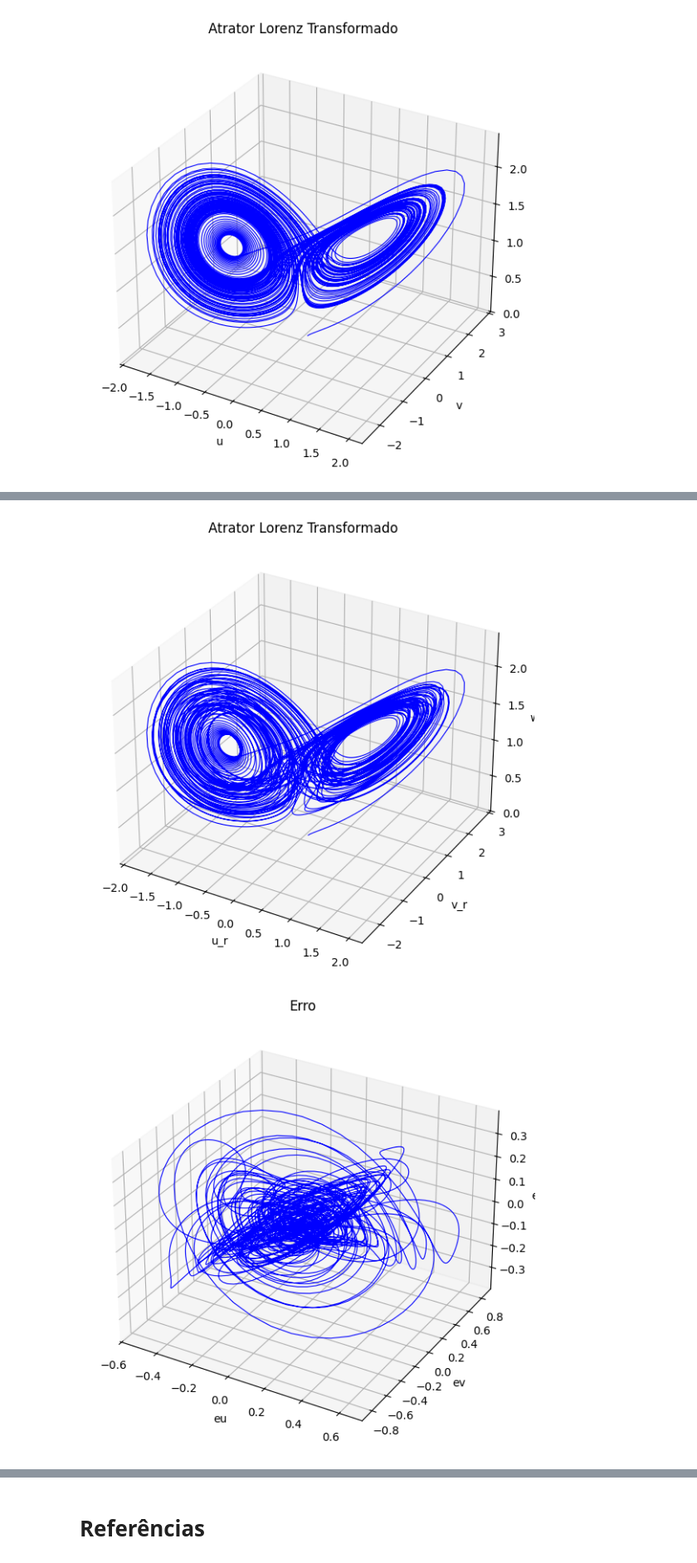
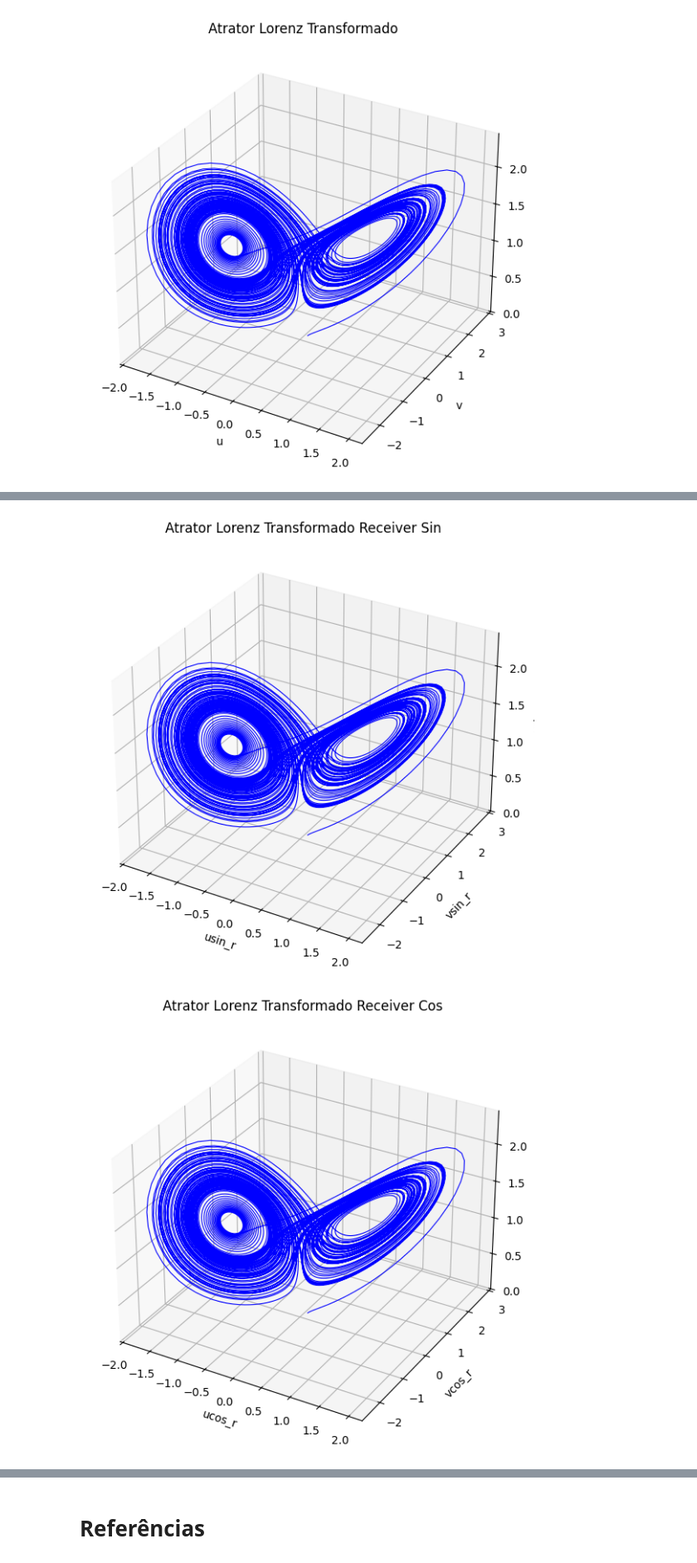
Before and after one commit to IanneVFernandes/projeto-metodos, a Jupyter notebook: parte2.ipynb, the cells around one changed output, grey strips where cells are left out. Shown at 83% size. Saved outputs shown, nothing was run; the diff lists cells and outputs as text; code cells hidden in the pictures.

```diff
--- a/parte2.ipynb
+++ b/parte2.ipynb
@@ -244,27 +299,25 @@ plt.show()
 # %%
-# Plota o sistema de lorenz transformado:
 fig2 = plt.figure(figsize=(10, 7))
 ax = fig2.add_subplot(111, projection='3d')
 ax.plot(u_r, v_r, w_r, lw=0.8, color='blue')
-ax.set_title("Atrator Lorenz Transformado")
-ax.set_xlabel("u_r")
-ax.set_ylabel("v_r")
-ax.set_zlabel("w_r")
+ax.set_title("Atrator Lorenz Transformado Receiver Sin")
+ax.set_xlabel("usin_r")
+ax.set_ylabel("vsin_r")
+ax.set_zlabel("wsin_r")
 plt.show()
 # %% [output]
-[figure, old version]
+[figure, new version]
 # %%
-# Plota o sistema de lorenz transformado:
 fig2 = plt.figure(figsize=(10, 7))
 ax = fig2.add_subplot(111, projection='3d')
-ax.plot(eu, ev, ew, lw=0.8, color='blue')
-ax.set_title("Erro")
-ax.set_xlabel("eu")
-ax.set_ylabel("ev")
-ax.set_zlabel("ew")
+ax.plot(u_r, v_r, w_r, lw=0.8, color='blue')
+ax.set_title("Atrator Lorenz Transformado Receiver Cos")
+ax.set_xlabel("ucos_r")
+ax.set_ylabel("vcos_r")
+ax.set_zlabel("wcos_r")
 plt.show()
 # %% [output]
-[figure, old version]
+[figure, new version]
 # %%
 # Cria uma figura com 3 subplots (um para cada variável)
 _, axis = plt.subplots(3, 1, figsize=(10, 8))
```
Also changed, not shown: parts of 8 cells of this notebook.
